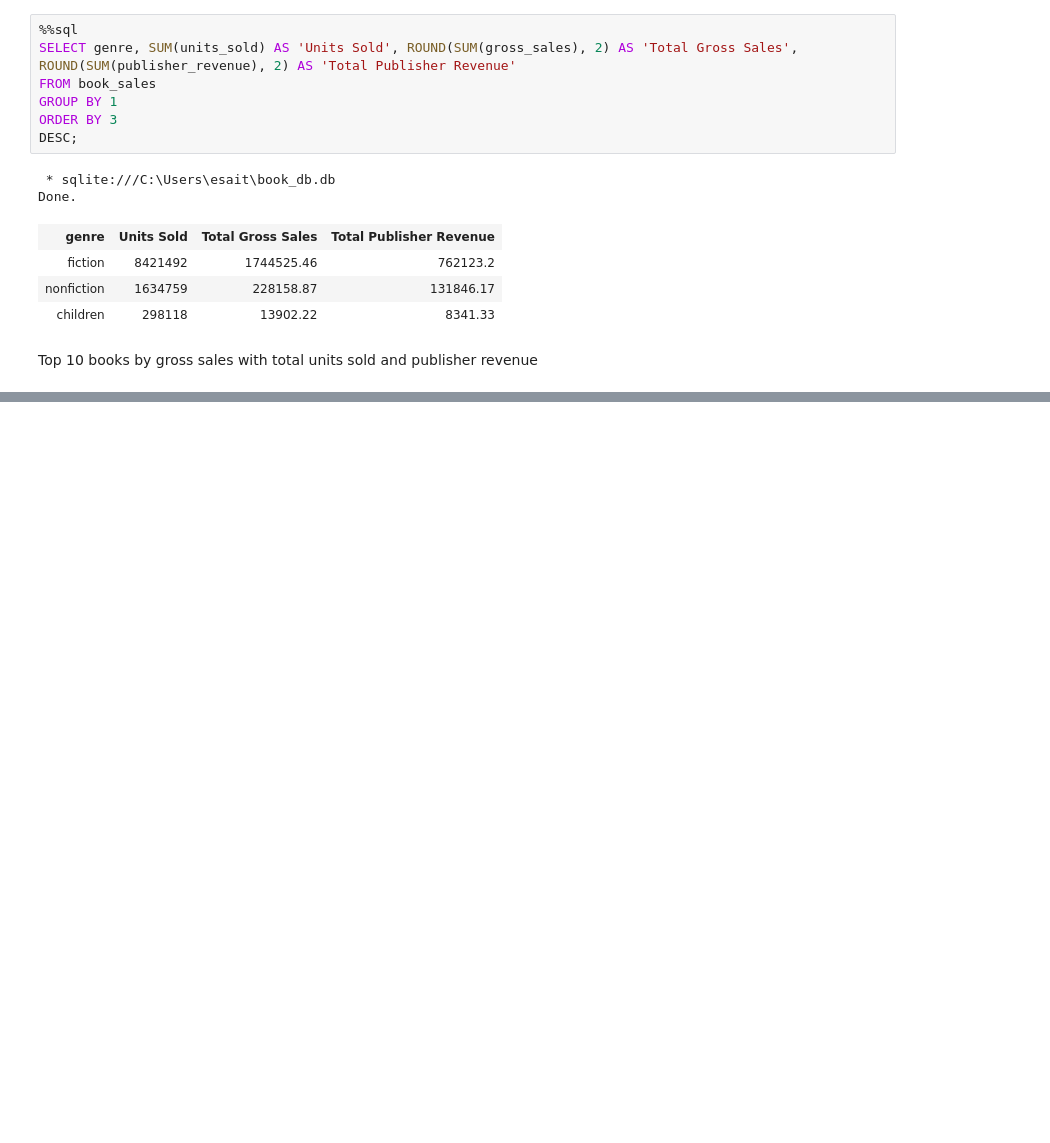
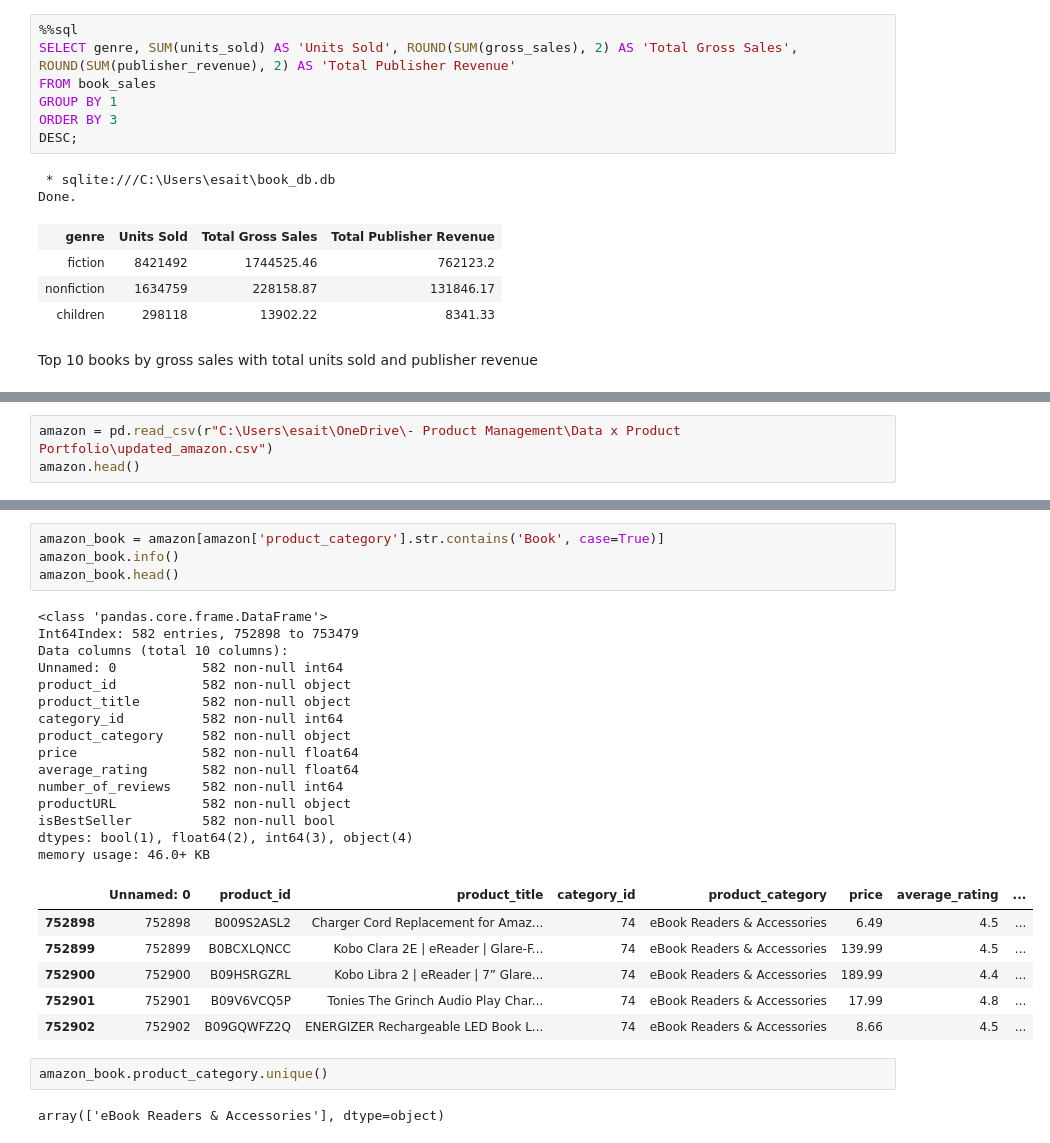
Before and after one commit to elakew/book_sales_analysis, a Jupyter notebook: Book Sales Analysis_SQL.ipynb, the cells around one changed output, grey strips where cells are left out. Drawn from its saved outputs; the diff is of its cells as text; blank space fills up the shorter version.

```diff
--- a/Book Sales Analysis_SQL.ipynb
+++ b/Book Sales Analysis_SQL.ipynb
@@ -347,0 +413,3 @@ Done.
+# %%
+amazon = pd.read_csv(r"C:\Users\esait\OneDrive\- Product Management\Data x Product Portfolio\updated_amazon.csv")
+amazon.head()
@@ -347,0 +443,30 @@ Done.
+# %%
+amazon_book = amazon[amazon['product_category'].str.contains('Book', case=True)]
+amazon_book.info()
+amazon_book.head()
+# %% [output]
+<class 'pandas.core.frame.DataFrame'>
+Int64Index: 582 entries, 752898 to 753479
+Data columns (total 10 columns):
+Unnamed: 0           582 non-null int64
+product_id           582 non-null object
+product_title        582 non-null object
+category_id          582 non-null int64
+product_category     582 non-null object
+price                582 non-null float64
+average_rating       582 non-null float64
+number_of_reviews    582 non-null int64
+productURL           582 non-null object
+isBestSeller         582 non-null bool
+dtypes: bool(1), float64(2), int64(3), object(4)
+memory usage: 46.0+ KB
+|  | Unnamed: 0 | product_id | product_title | category_id | product_category | price | average_rating | ... |
+| 752898 | 752898 | B009S2ASL2 | Charger Cord Replacement for Amaz... | 74 | eBook Readers & Accessories | 6.49 | 4.5 | ... |
+| 752899 | 752899 | B0BCXLQNCC | Kobo Clara 2E | eReader | Glare-F... | 74 | eBook Readers & Accessories | 139.99 | 4.5 | ... |
+| 752900 | 752900 | B09HSRGZRL | Kobo Libra 2 | eReader | 7” Glare... | 74 | eBook Readers & Accessories | 189.99 | 4.4 | ... |
+| 752901 | 752901 | B09V6VCQ5P | Tonies The Grinch Audio Play Char... | 74 | eBook Readers & Accessories | 17.99 | 4.8 | ... |
+| 752902 | 752902 | B09GQWFZ2Q | ENERGIZER Rechargeable LED Book L... | 74 | eBook Readers & Accessories | 8.66 | 4.5 | ... |
+# %%
+amazon_book.product_category.unique()
+# %% [output]
+array(['eBook Readers & Accessories'], dtype=object)
```
Also changed, not shown: parts of 14 cells of this notebook.
